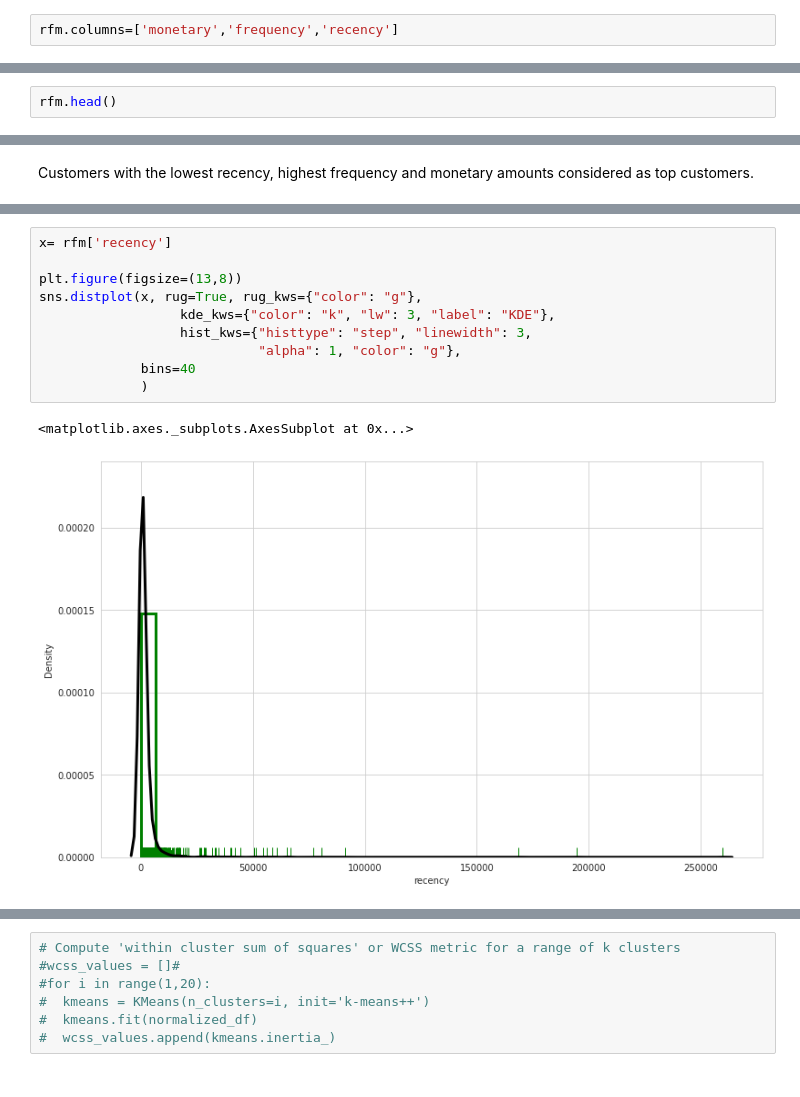
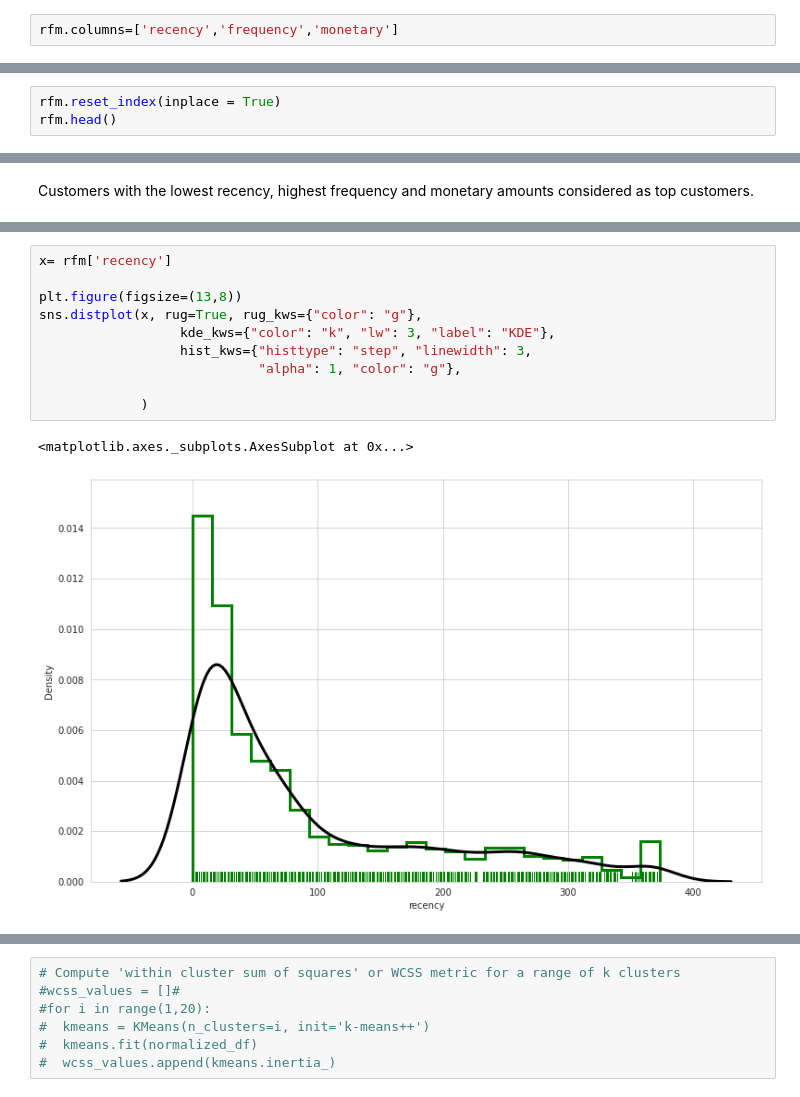
Before and after one commit to asim5800/Online-Retail-Customer-Segmentation-, a Jupyter notebook: Online_Retail_Customer_Segmentation_Capstone_Project.ipynb, the cells around one changed output, grey strips where cells are left out. Cells and saved outputs as stored; diff of their text form.

```diff
--- a/Online_Retail_Customer_Segmentation_Capstone_Project.ipynb
+++ b/Online_Retail_Customer_Segmentation_Capstone_Project.ipynb
@@ -596,9 +597,10 @@ rfm.columns
 # %% [output]
 Index(['InvoiceDate', 'InvoiceNo', 'Tot_amt'], dtype='object')
 # %%
-rfm.columns=['monetary','frequency','recency']
+rfm.columns=['recency','frequency','monetary']
 # %%
 rfm['recency'] = rfm['recency'].astype(int)
 # %%
+rfm.reset_index(inplace = True)
 rfm.head()
 # %% [output]
@@ -630,14 +640,14 @@ plot
 # %%
 x= rfm['recency']
 
 plt.figure(figsize=(13,8))
 sns.distplot(x, rug=True, rug_kws={"color": "g"},
                   kde_kws={"color": "k", "lw": 3, "label": "KDE"},
                   hist_kws={"histtype": "step", "linewidth": 3,
                             "alpha": 1, "color": "g"},
-             bins=40
+
              )
 # %% [output]
 <matplotlib.axes._subplots.AxesSubplot at 0x...>
-[figure, old version]
+[figure, new version]
 # %%
```
Also changed, not shown: parts of 50 cells of this notebook.
